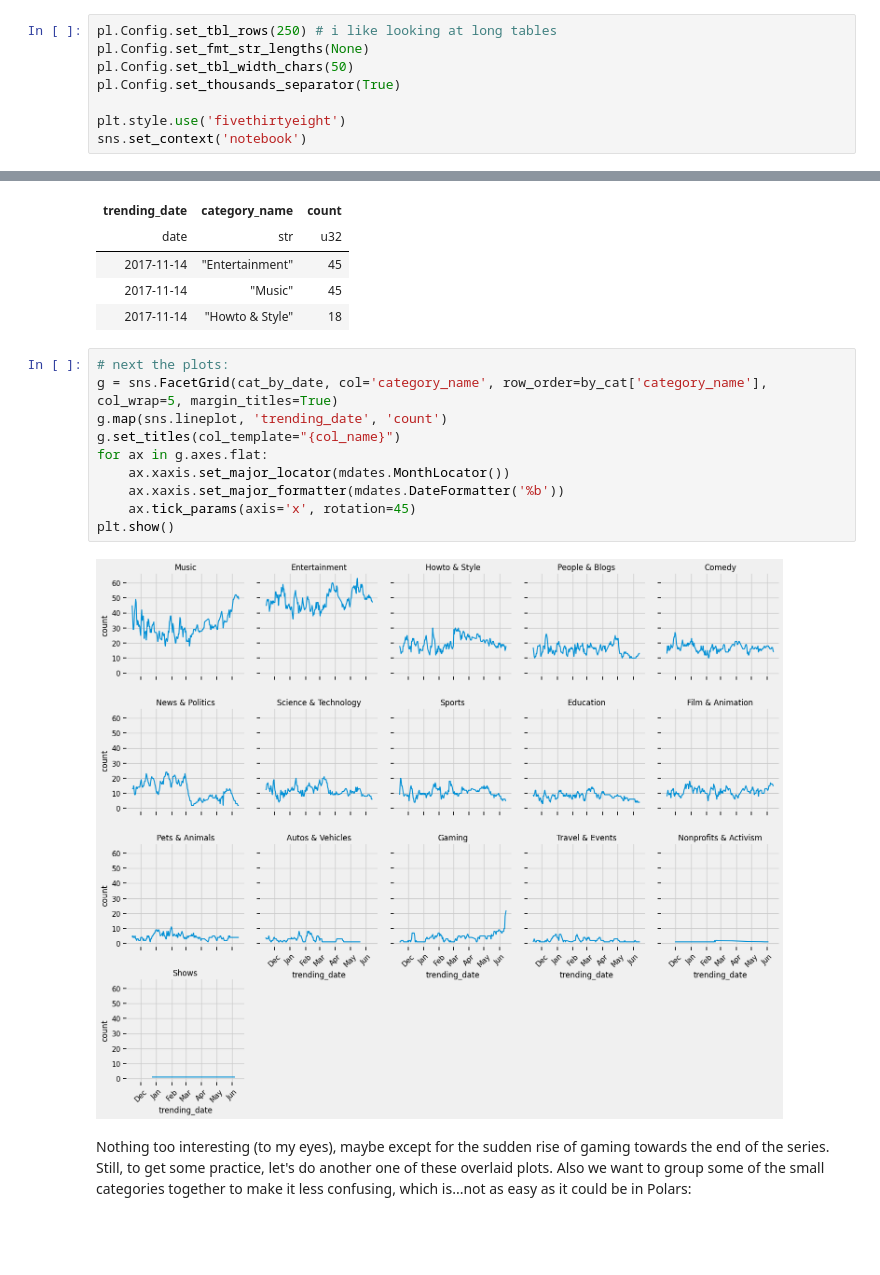
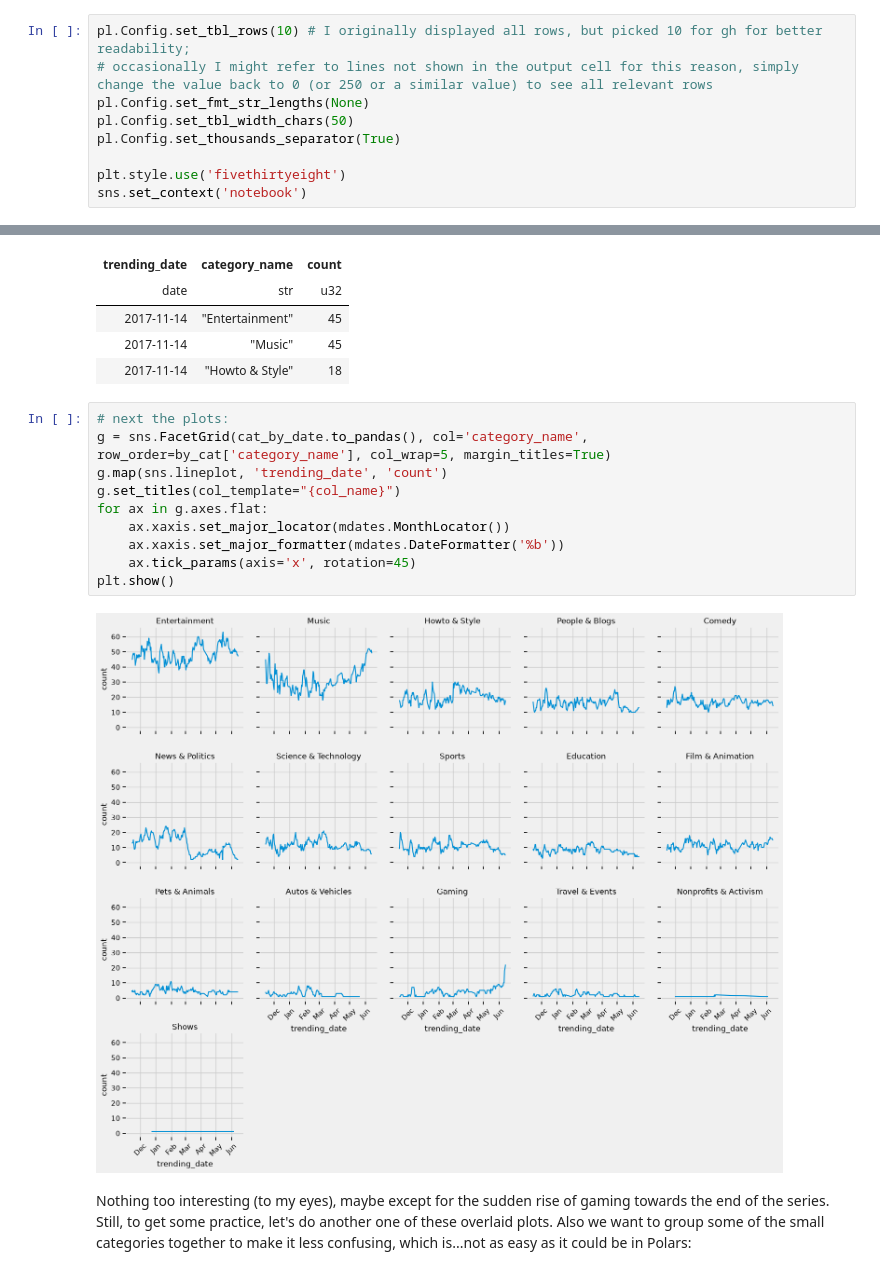
Before and after one commit to suessej/Data_Exploration_Practice, a Jupyter notebook: YT Trending dataset/yt dataset.ipynb, the cells around one changed output, grey strips where cells are left out. Saved outputs shown, nothing was run; the diff lists cells and outputs as text; blank space fills up the shorter version.

```diff
--- a/YT Trending dataset/yt dataset.ipynb
+++ b/YT Trending dataset/yt dataset.ipynb
@@ -16,7 +16,8 @@ import matplotlib.dates as mdates
 import seaborn as sns
 from IPython.display import display
 # %%
-pl.Config.set_tbl_rows(250) # i like looking at long tables
+pl.Config.set_tbl_rows(10) # I originally displayed all rows, but picked 10 for gh for better readability;
+# occasionally I might refer to lines not shown in the output cell for this reason, simply change the value back to 0 (or 250 or a similar value) to see all relevant rows
 pl.Config.set_fmt_str_lengths(None)
 pl.Config.set_tbl_width_chars(50)
 pl.Config.set_thousands_separator(True)
@@ -360,16 +357,16 @@ shape: (3, 3)
 | 2017-11-14 | "Howto & Style" | 18 |
 # %%
 # next the plots:
-g = sns.FacetGrid(cat_by_date, col='category_name', row_order=by_cat['category_name'], col_wrap=5, margin_titles=True)
+g = sns.FacetGrid(cat_by_date.to_pandas(), col='category_name', row_order=by_cat['category_name'], col_wrap=5, margin_titles=True)
 g.map(sns.lineplot, 'trending_date', 'count')
 g.set_titles(col_template="{col_name}")
 for ax in g.axes.flat:
     ax.xaxis.set_major_locator(mdates.MonthLocator())
     ax.xaxis.set_major_formatter(mdates.DateFormatter('%b'))
     ax.tick_params(axis='x', rotation=45)
 plt.show()
 # %% [output]
-[figure, old version]
+[figure, new version]
 # %% [markdown]
 Nothing too interesting (to my eyes), maybe except for the sudden rise of gaming towards the end of the series. Still, to get some practice, let's do another one of these overlaid plots. Also we want to group some of the small categories together to make it less confusing, which is...not as easy as it could be in Polars:
 # %%
```
Also changed, not shown: parts of 25 cells of this notebook.
